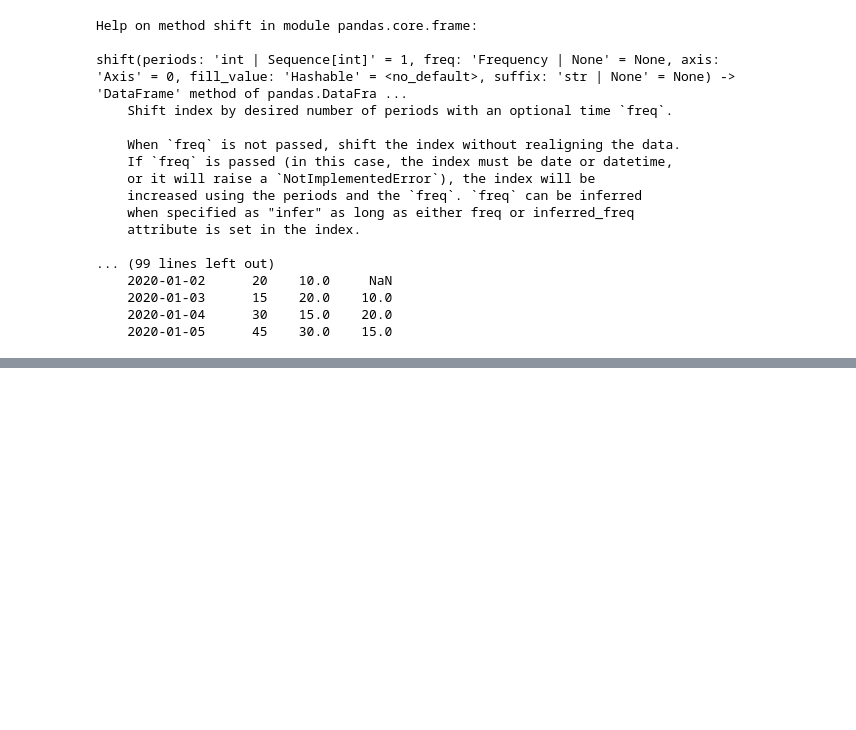
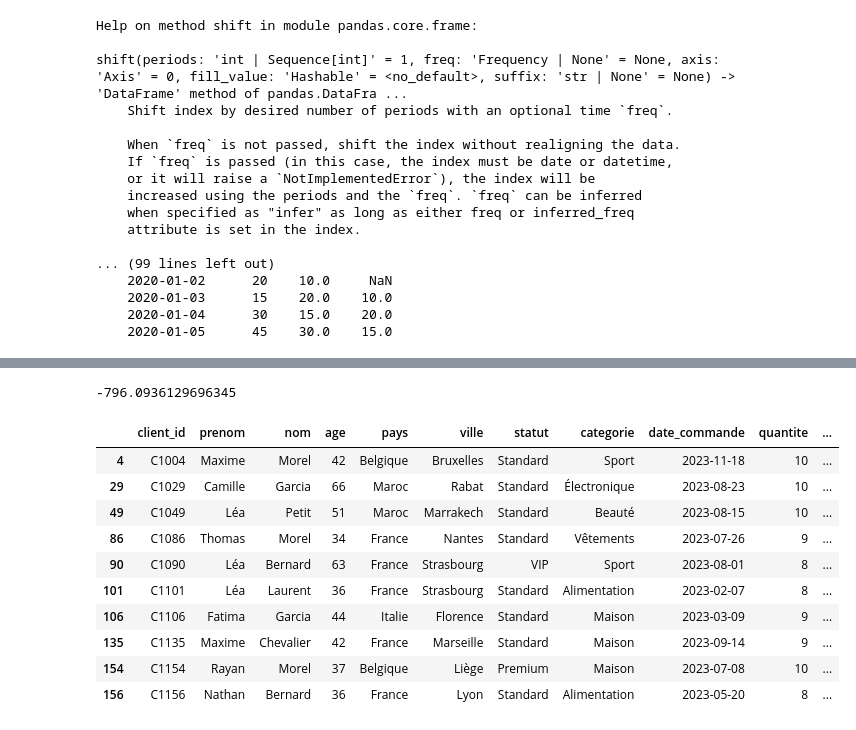
Before and after one commit to H3-8/pandas, a Jupyter notebook: notebook.ipynb, the cells around one changed output, grey strips where cells are left out. Drawn from its saved outputs; the diff is of its cells as text; code cells hidden in the pictures; blank space fills up the shorter version.

```diff
--- a/notebook.ipynb
+++ b/notebook.ipynb
@@ -754,0 +773,6 @@ AttributeError: 'float' object has no attribute 'nlargest'
+# %%
+outlier_up = df['total_achat'].mean()+2*df['total_achat'].std()
+outlier_down = df['total_achat'].mean()- 2*df['total_achat'].std()
+df[(df['total_achat'] > outlier_up) | (df['total_achat'] < outlier_down)]
+# %% [output]
+-796.0936129696345
@@ -754,0 +783,14 @@ AttributeError: 'float' object has no attribute 'nlargest'
+# %%
+df[(df['total_achat'] > outlier_up) | (df['total_achat'] < outlier_down)]
+# %% [output]
+|  | client_id | prenom | nom | age | pays | ville | statut | categorie | date_commande | quantite | ... |
+| 4 | C1004 | Maxime | Morel | 42 | Belgique | Bruxelles | Standard | Sport | 2023-11-18 | 10 | ... |
+| 29 | C1029 | Camille | Garcia | 66 | Maroc | Rabat | Standard | Électronique | 2023-08-23 | 10 | ... |
+| 49 | C1049 | Léa | Petit | 51 | Maroc | Marrakech | Standard | Beauté | 2023-08-15 | 10 | ... |
+| 86 | C1086 | Thomas | Morel | 34 | France | Nantes | Standard | Vêtements | 2023-07-26 | 9 | ... |
+| 90 | C1090 | Léa | Bernard | 63 | France | Strasbourg | VIP | Sport | 2023-08-01 | 8 | ... |
+| 101 | C1101 | Léa | Laurent | 36 | France | Strasbourg | Standard | Alimentation | 2023-02-07 | 8 | ... |
+| 106 | C1106 | Fatima | Garcia | 44 | Italie | Florence | Standard | Maison | 2023-03-09 | 9 | ... |
+| 135 | C1135 | Maxime | Chevalier | 42 | France | Marseille | Standard | Maison | 2023-09-14 | 9 | ... |
+| 154 | C1154 | Rayan | Morel | 37 | Belgique | Liège | Premium | Maison | 2023-07-08 | 10 | ... |
+| 156 | C1156 | Nathan | Bernard | 36 | France | Lyon | Standard | Alimentation | 2023-05-20 | 8 | ... |
```
Also changed, not shown: parts of 2 cells of this notebook.
